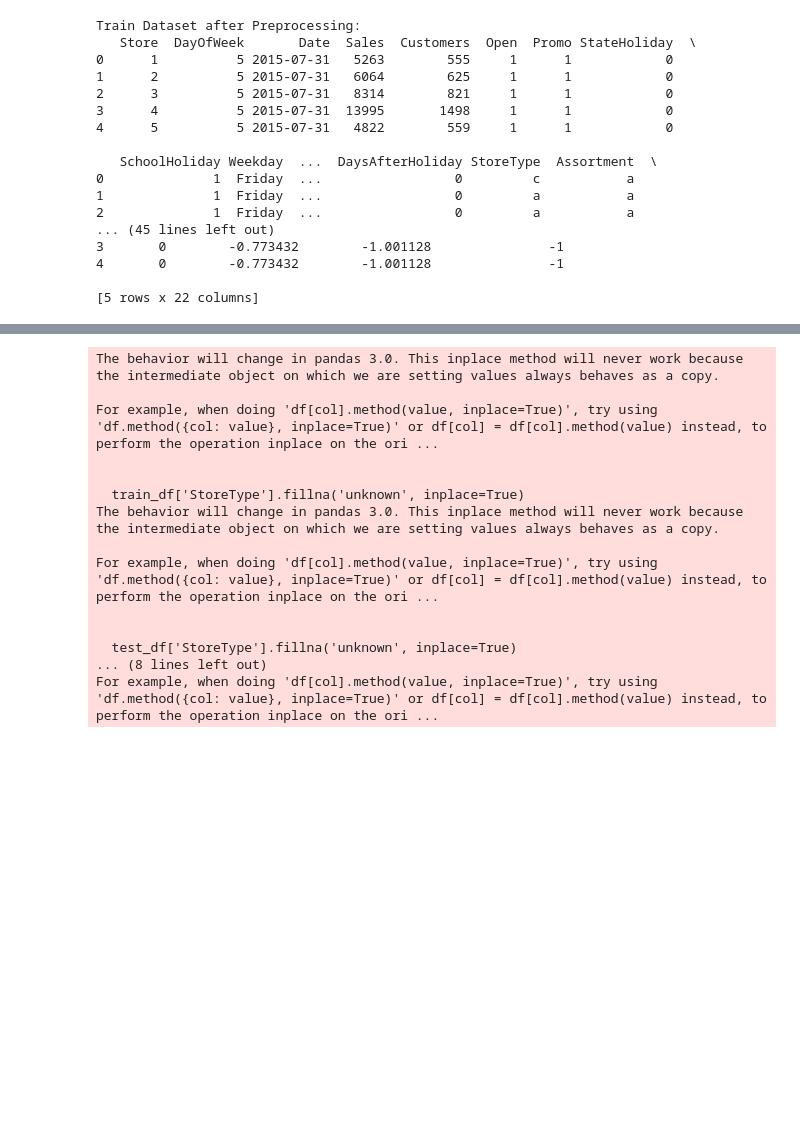
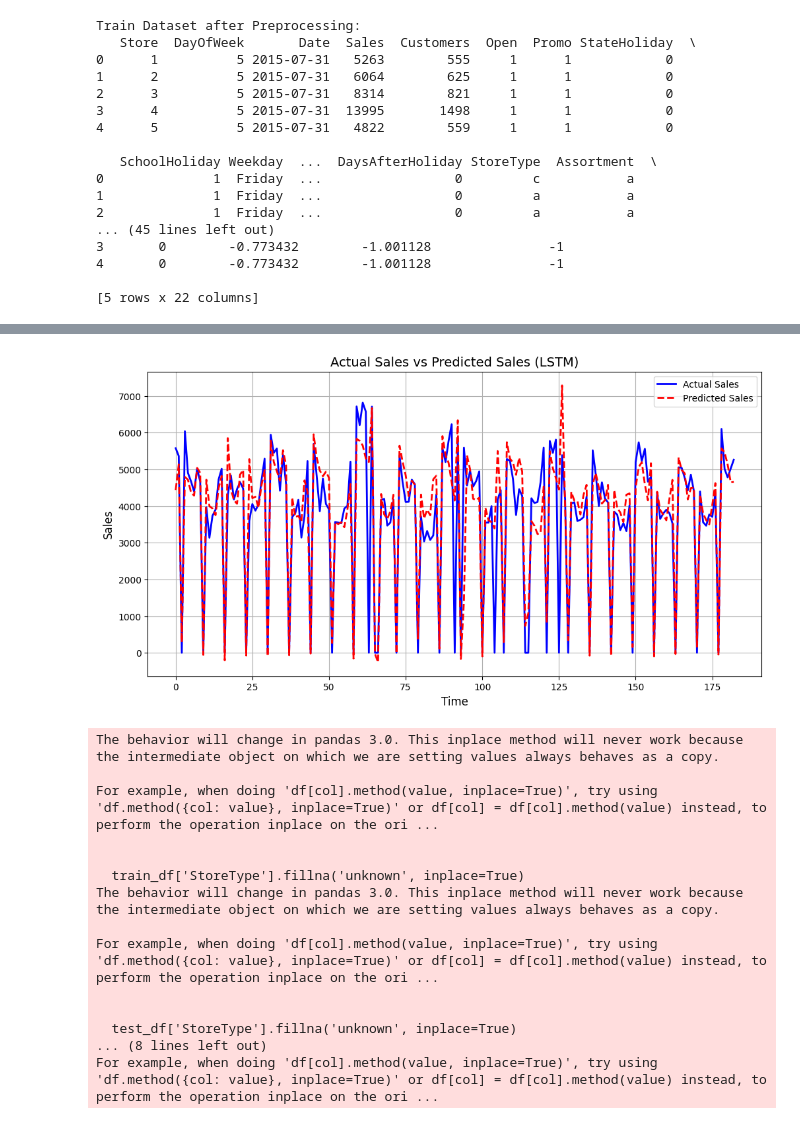
Before and after one commit to Semir1r/Rossmann_Pharmaceuticals_sales_forecast, a Jupyter notebook: notebooks/sales_prediction.ipynb, the cells around one changed output, grey strips where cells are left out. Cells and saved outputs as stored; diff of their text form; code cells hidden in the pictures; blank space fills up the shorter version.

```diff
--- a/notebooks/sales_prediction.ipynb
+++ b/notebooks/sales_prediction.ipynb
@@ -434,0 +379,33 @@ Validation RMSE: 829.5788933576891
+# %%
+import matplotlib.pyplot as plt
+
+def plot_actual_vs_predicted_sales(y_val, y_pred, scaler):
+    """
+    Plot Actual Sales vs Predicted Sales from LSTM.
+
+    Args:
+        y_val (np.array): True values from the validation set.
+        y_pred (np.array): Predicted values from the LSTM model.
+        scaler (MinMaxScaler): Scaler used to scale the data.
+    """
+    # Inverse transform the predictions and actual values to get them back to the original scale
+    y_val_inv = scaler.inverse_transform(y_val.reshape(-1, 1))  # Inverse transform y_val
+    y_pred_inv = scaler.inverse_transform(y_pred.reshape(-1, 1))  # Inverse transform y_pred
+
+    # Plot actual vs predicted values
+    plt.figure(figsize=(12, 6))
+    plt.plot(y_val_inv, label='Actual Sales', color='blue', linewidth=2)
+    plt.plot(y_pred_inv, label='Predicted Sales', color='red', linestyle='--', linewidth=2)
+    plt.title('Actual Sales vs Predicted Sales (LSTM)', fontsize=14)
+    plt.xlabel('Time', fontsize=12)
+    plt.ylabel('Sales', fontsize=12)
+    plt.legend()
+    plt.grid(True)
+    plt.show()
+
+# Make predictions on the validation set
+y_pred = model.predict(X_val)
+
+# Plot actual vs predicted sales
+plot_actual_vs_predicted_sales(y_val, y_pred, scaler)
+# %% [output]
@@ -435,3 +415,4 @@ Validation RMSE: 829.5788933576891
+[figure, added]
 # %%
 from estimate_confidence import estimate_confidence_intervals
 from plot_feature_importance import plot_feature_importance
```
Also changed, not shown: parts of 5 cells of this notebook, 20 other files.
